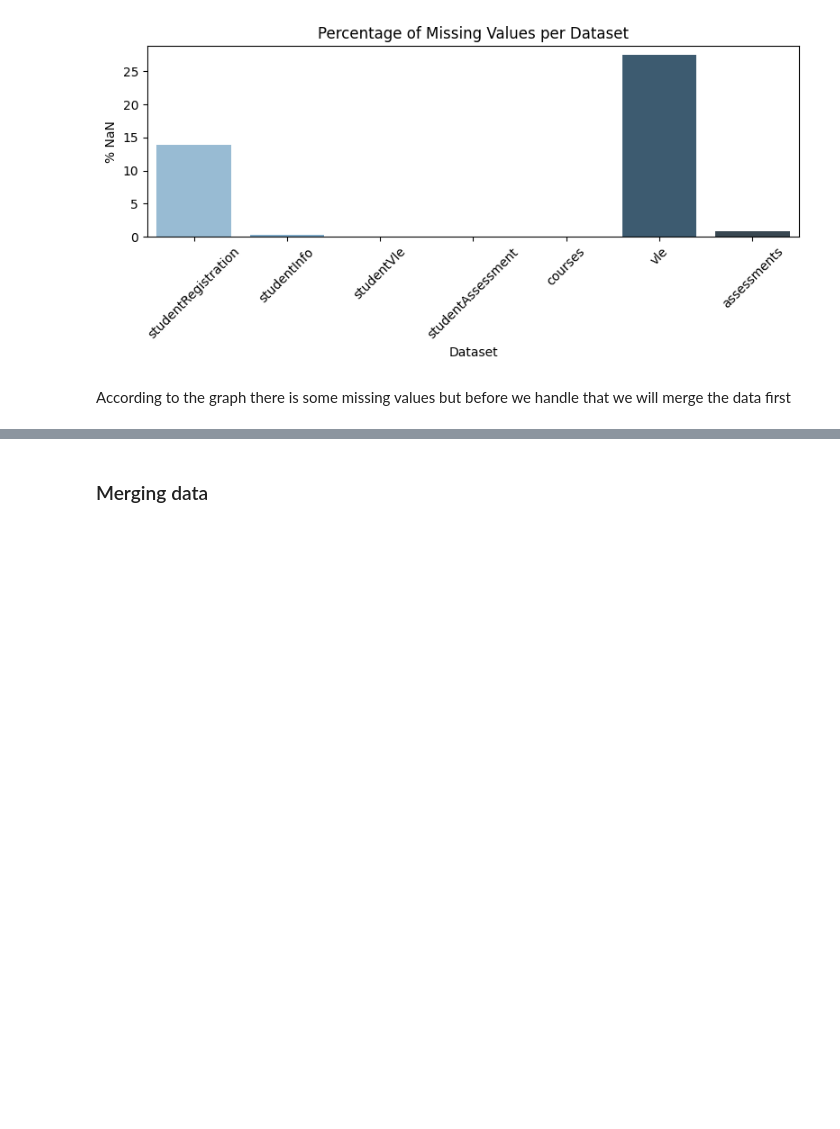
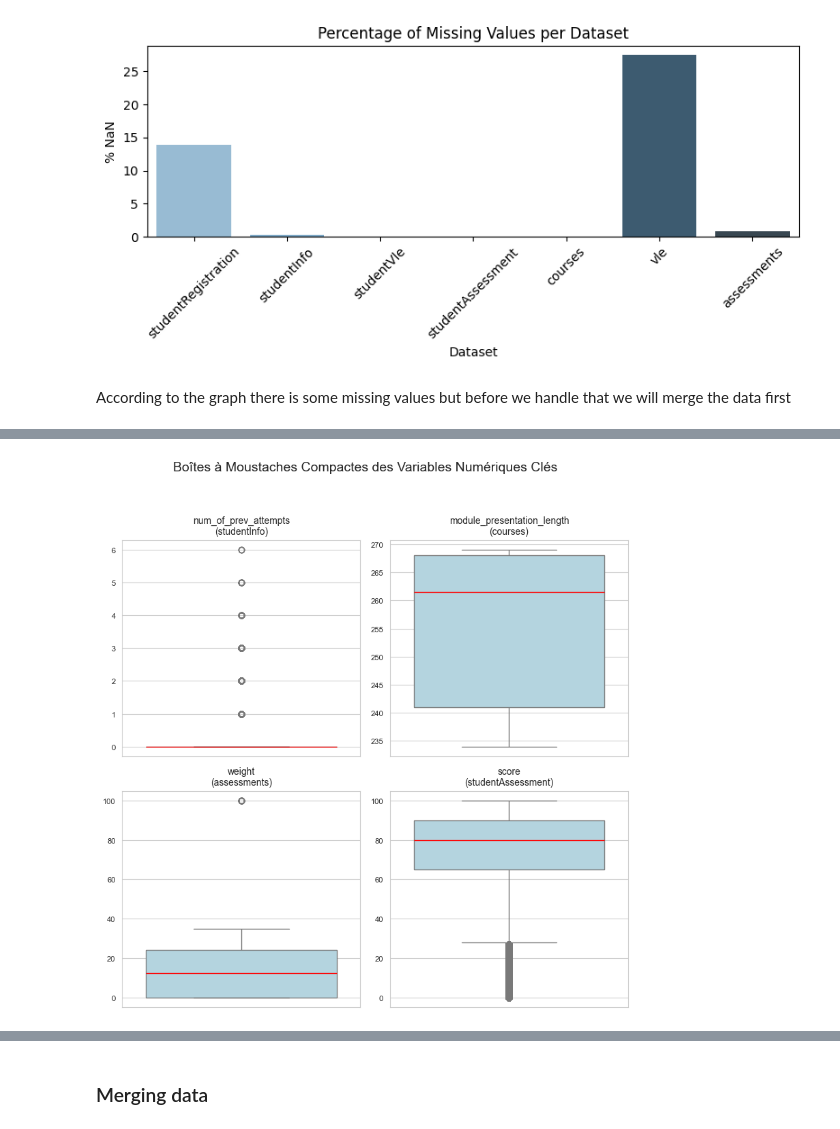
Before and after one commit to Katia-LOUNAS/oulad-network-exploration, a Jupyter notebook: notebooks/data_exploration.ipynb, the cells around one changed output, grey strips where cells are left out. Cells and saved outputs as stored; diff of their text form; code cells hidden in the pictures; blank space fills up the shorter version.

```diff
--- a/notebooks/data_exploration.ipynb
+++ b/notebooks/data_exploration.ipynb
@@ -152,0 +446,55 @@ According to the graph there is some missing values but before we handle that we
+# %%
+import matplotlib.pyplot as plt
+import seaborn as sns
+import pandas as pd
+import numpy as np
+
+# Regroupement des DataFrames (assurez-vous que vos DataFrames sont chargés)
+# ... (votre code de chargement des DataFrames) ...
+
+# Liste des colonnes numériques pertinentes que nous voulons visualiser
+# Nous allons les regrouper pour les afficher sur une seule figure
+dataframes_to_plot = {
+    'studentInfo': ['num_of_prev_attempts'],
+    'courses': ['module_presentation_length'],
+    'assessments': ['weight'],
+    'studentAssessment': ['score']
+}
+
+# Collecter toutes les colonnes dans une seule liste pour un subplot unique
+all_cols_to_plot = []
+plot_titles = [] # Pour garder une trace du DataFrame d'origine
+for df_name, cols in dataframes_to_plot.items():
+    df = dataframes[df_name]
+    for col in cols:
+        if col in df.columns:
+            # Ajouter la série de données (colonne)
+            all_cols_to_plot.append(df[col].rename(f'{col} ({df_name})').dropna())
+            plot_titles.append(f'{col}\n({df_name})')
+
+# Définir la grille (nombre de lignes et de colonnes)
+# Exemple : 2 lignes et 2 colonnes (2x2) pour 4 graphiques
+n_plots = len(all_cols_to_plot)
+n_cols = 2  # Deux colonnes est un bon format compact
+n_rows = int(np.ceil(n_plots / n_cols))
+
+# Ajuster la taille de la figure pour être compacte (e.g., 8x8 pouces)
+plt.figure(figsize=(n_cols * 4, n_rows * 4)) # 4x4 pouces par graphique
+
+plt.suptitle("Boîtes à Moustaches Compactes des Variables Numériques Clés", fontsize=12, y=1.02)
+
+for i, data_series in enumerate(all_cols_to_plot):
+    plt.subplot(n_rows, n_cols, i + 1)
+
+    # Créer le boxplot vertical (par défaut), ajusté pour la compacité
+    sns.boxplot(y=data_series, color='lightblue', medianprops={'color': 'red'})
+
+    plt.title(plot_titles[i], fontsize=9)
+    plt.ylabel('') # Retirer les étiquettes des axes Y pour gagner de la place
+    plt.tick_params(axis='y', labelsize=8)
+    plt.tick_params(axis='x', which='both', bottom=False, top=False, labelbottom=False) # Retirer les ticks X (pas nécessaires ici)
+
+plt.tight_layout(rect=[0, 0, 1, 0.98]) # Ajuster l'espacement
+plt.show()
+# %% [output]
+[figure, added]
```
Also changed, not shown: parts of 7 cells of this notebook, 9 other files.
